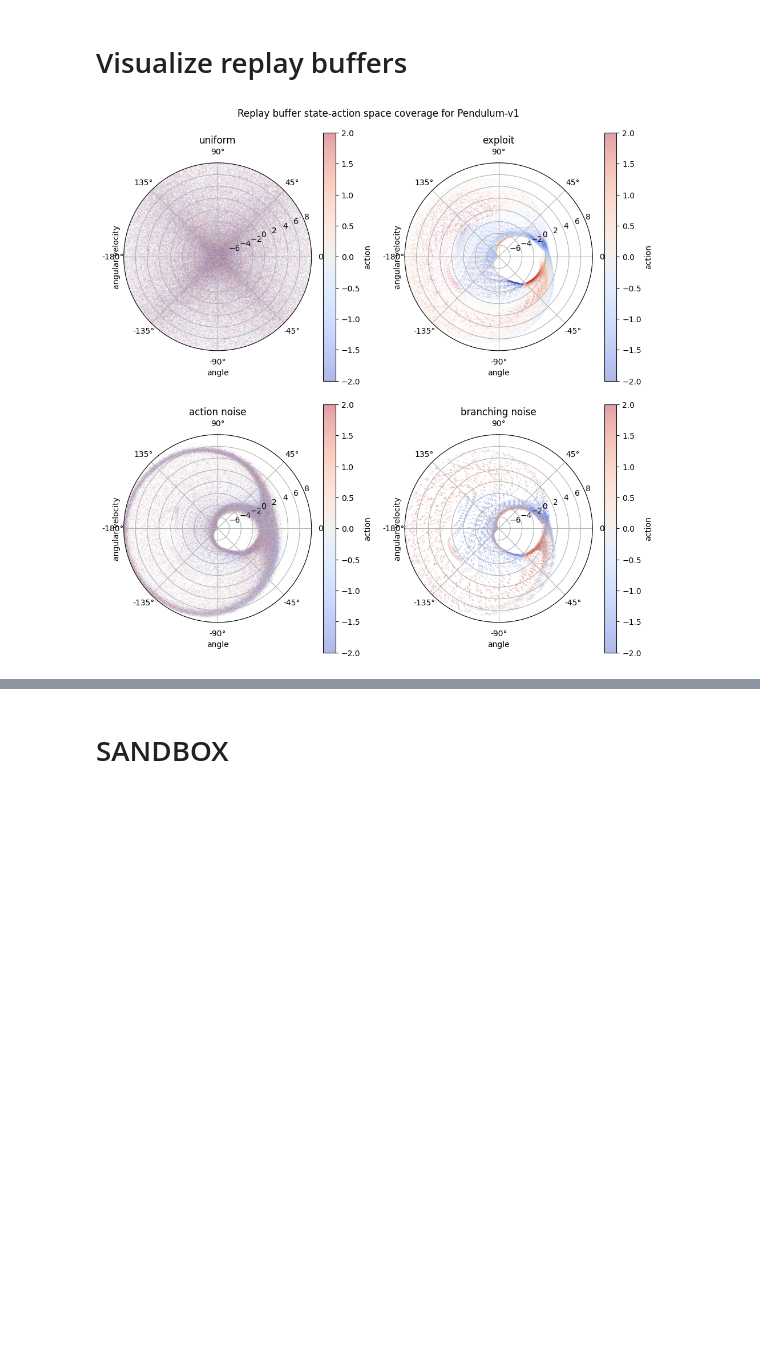
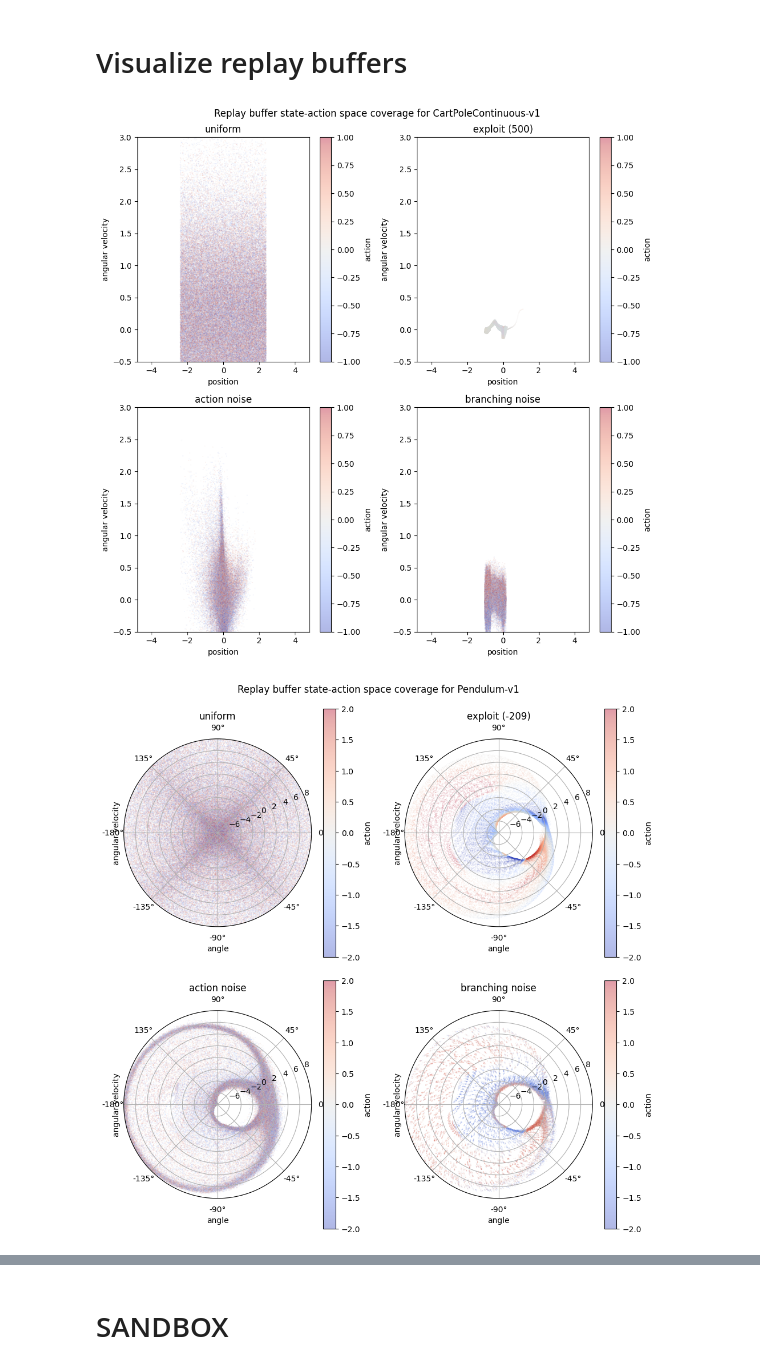
Before and after one commit to milosoundjian/projet-mind, a Jupyter notebook: notebooks/04-analyze_policies.ipynb, the cells around one changed output, grey strips where cells are left out. Saved outputs shown, nothing was run; the diff lists cells and outputs as text; code cells hidden in the pictures; blank space fills up the shorter version.

```diff
--- a/notebooks/04-analyze_policies.ipynb
+++ b/notebooks/04-analyze_policies.ipynb
@@ -77,0 +53,3 @@ using polar coordinates
+# %%
+ENVS_TO_PLOT = tuple(ENV_NAMES)
+show_plot_defaults(ENVS_TO_PLOT)
@@ -82,43 +76,8 @@ all_buffers = load_all_buffers(ENV_NAME)
-# %%
-reward = "-209"
-noise = "1.0"
-proportion = 0.5
-
-rb_unif = all_buffers["unif"]
-rb_exploit = all_buffers["action"][reward]["0.0"]
-# rb_mixed = mix_transitions(rb_unif, rb_exploit, buffer_size=200_000, proportion=proportion)
-
-replay_buffers = {
-    "uniform": rb_unif,
-    "exploit": rb_exploit,
-    "action noise": all_buffers["action"][reward][noise],
-    "branching noise": all_buffers["branch"][reward][noise]["3"]["3"],
-}
 # %%
-n_buffers = len(replay_buffers)
-ncols = 2 if n_buffers > 1 else 1
-nrows = int(np.ceil(n_buffers / ncols))
-fig, axes = plt.subplots(nrows, ncols, figsize=(10, 10),subplot_kw={"projection": "polar"} if POLAR_COORD else None)
-
-axes = np.atleast_1d(axes).flatten()
-
-for i, (rb_type, rb) in enumerate(replay_buffers.items()):
-    plot_rb_space_coverage(
-        env_name=ENV_NAME,
-        rb=rb,
-        state_x=STATE_X,
-        state_y=STATE_Y,
-        pendulum_angle=PENDULUM_ANGLE,
-        ax=axes[i]
-    )
-
-    axes[i].set_title(rb_type)
-
-for ax in axes[i + 1 :]:
-    fig.delaxes(ax)
-
-plt.suptitle(f"Replay buffer state-action space coverage for {ENV_NAME}")
-plt.tight_layout()
-plt.show()
+for env_name in ENVS_TO_PLOT:
+    replay_buffers = load_all_buffers(env_name, for_plot=True)
+    plot_replay_buffers(replay_buffers, env_name)
+    plt.show()
 # %% [output]
-[figure, old version]
+[figure, new version]
+[figure, added]
```
Also changed, not shown: parts of 12 cells of this notebook, 3 other files.
